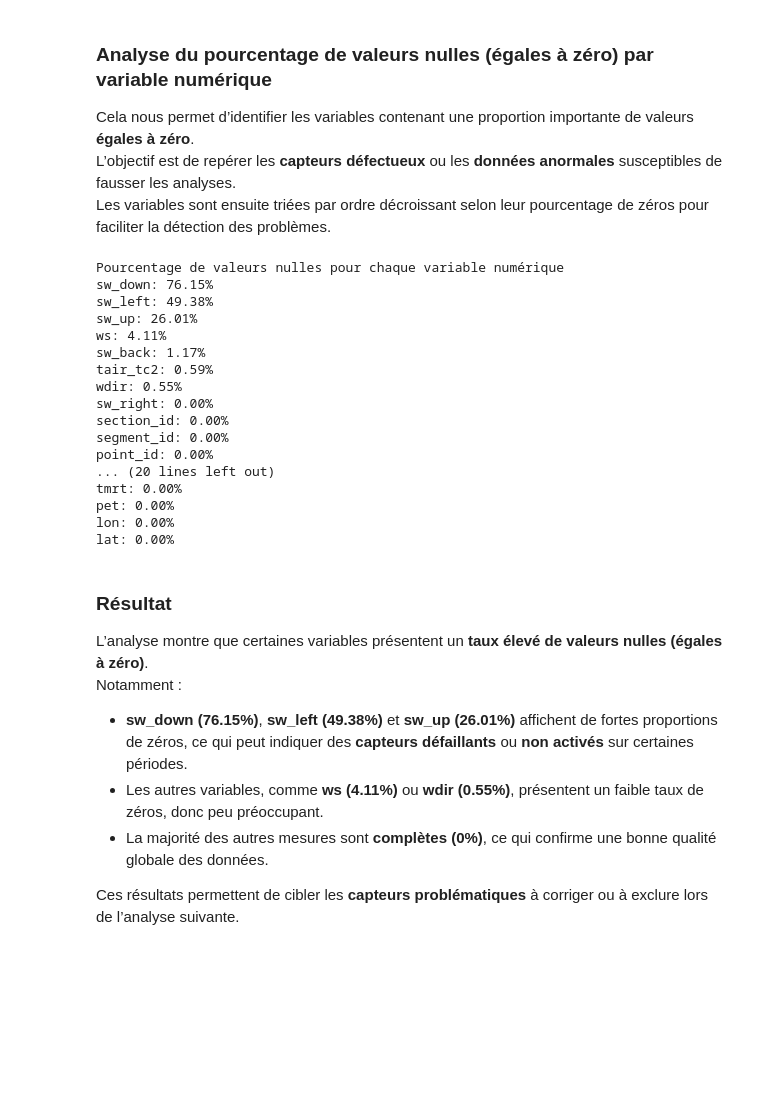
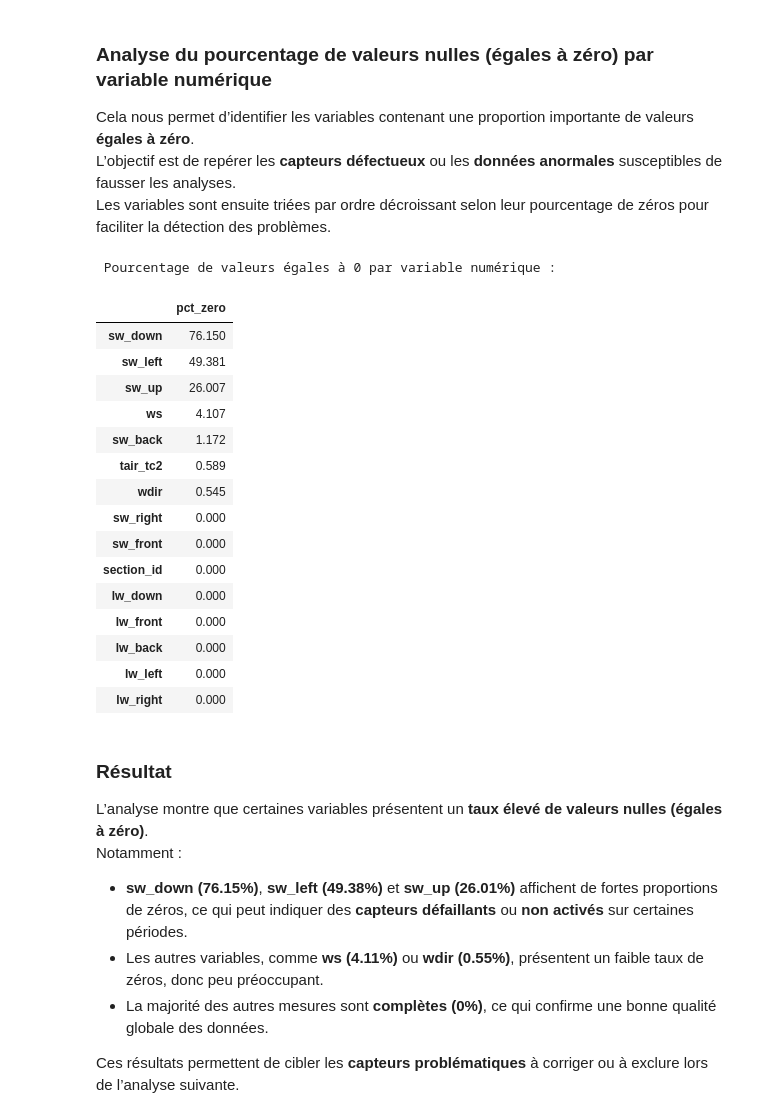
Before and after one commit to bouyaka34/TER-Picopatt, a Jupyter notebook: NoZero.ipynb, the cells around one changed output. Saved outputs shown, nothing was run; the diff lists cells and outputs as text; code cells hidden in the pictures; blank space fills up the shorter version.

```diff
--- a/NoZero.ipynb
+++ b/NoZero.ipynb
@@ -226,45 +249,44 @@ Cela nous permet d’identifier les variables contenant une proportion important
 L’objectif est de repérer les **capteurs défectueux** ou les **données anormales** susceptibles de fausser les analyses.
 Les variables sont ensuite triées par ordre décroissant selon leur pourcentage de zéros pour faciliter la détection des problèmes.
 # %%
+# Vérification du pourcentage de zéros par variable numérique
+
 numerical_cols = raw.select_dtypes(include=np.number).columns.tolist()
-
 zero_percentages_global = {}
 
-# Boucle sur toutes les colonnes numériques
 for col in numerical_cols:
     total_non_missing = raw[col].count()
     if total_non_missing > 0:
         zero_count = (raw[col] == 0).sum()
         zero_percentage = (zero_count / total_non_missing) * 100
         zero_percentages_global[col] = zero_percentage
     else:
         zero_percentages_global[col] = np.nan
 
-# Trie les colonnes par pourcentage décroissant
-sorted_zero_global = sorted(zero_percentages_global.items(), key=lambda x: x[1], reverse=True)
+# Conversion en DataFrame pour tri et affichage
+df_zero = pd.DataFrame.from_dict(zero_percentages_global, orient="index", columns=["pct_zero"])
+df_zero = df_zero.sort_values("pct_zero", ascending=False).round(3)
 
-# Affiche les résultats
-print("Pourcentage de valeurs nulles pour chaque variable numérique")
-for col, pct in sorted_zero_global:
-    print(f"{col}: {pct:.2f}%")
+print(" Pourcentage de valeurs égales à 0 par variable numérique :")
+display(df_zero.head(15))
 # %% [output]
-Pourcentage de valeurs nulles pour chaque variable numérique
-sw_down: 76.15%
-sw_left: 49.38%
-sw_up: 26.01%
-ws: 4.11%
-sw_back: 1.17%
-tair_tc2: 0.59%
-wdir: 0.55%
-sw_right: 0.00%
-section_id: 0.00%
-segment_id: 0.00%
-point_id: 0.00%
-... (20 lines left out)
-tmrt: 0.00%
-pet: 0.00%
-lon: 0.00%
-lat: 0.00%
+ Pourcentage de valeurs égales à 0 par variable numérique :
+|  | pct_zero |
+| sw_down | 76.150 |
+| sw_left | 49.381 |
+| sw_up | 26.007 |
+| ws | 4.107 |
+| sw_back | 1.172 |
+| tair_tc2 | 0.589 |
+| wdir | 0.545 |
+| sw_right | 0.000 |
+| sw_front | 0.000 |
+| section_id | 0.000 |
+| lw_down | 0.000 |
+| lw_front | 0.000 |
+| lw_back | 0.000 |
+| lw_left | 0.000 |
+| lw_right | 0.000 |
 # %% [markdown]
 ### Résultat
 
```
Also changed, not shown: parts of 11 cells of this notebook.
